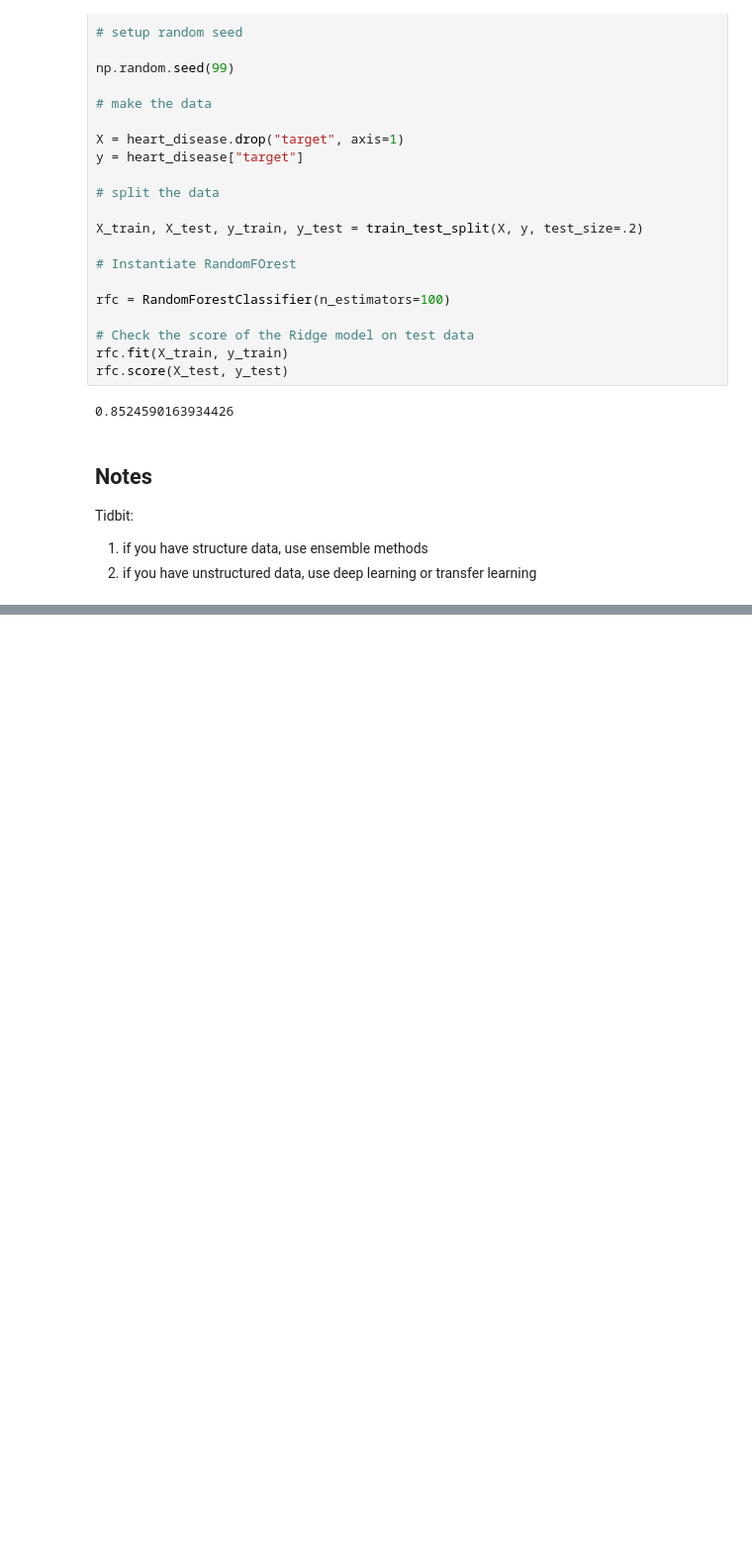
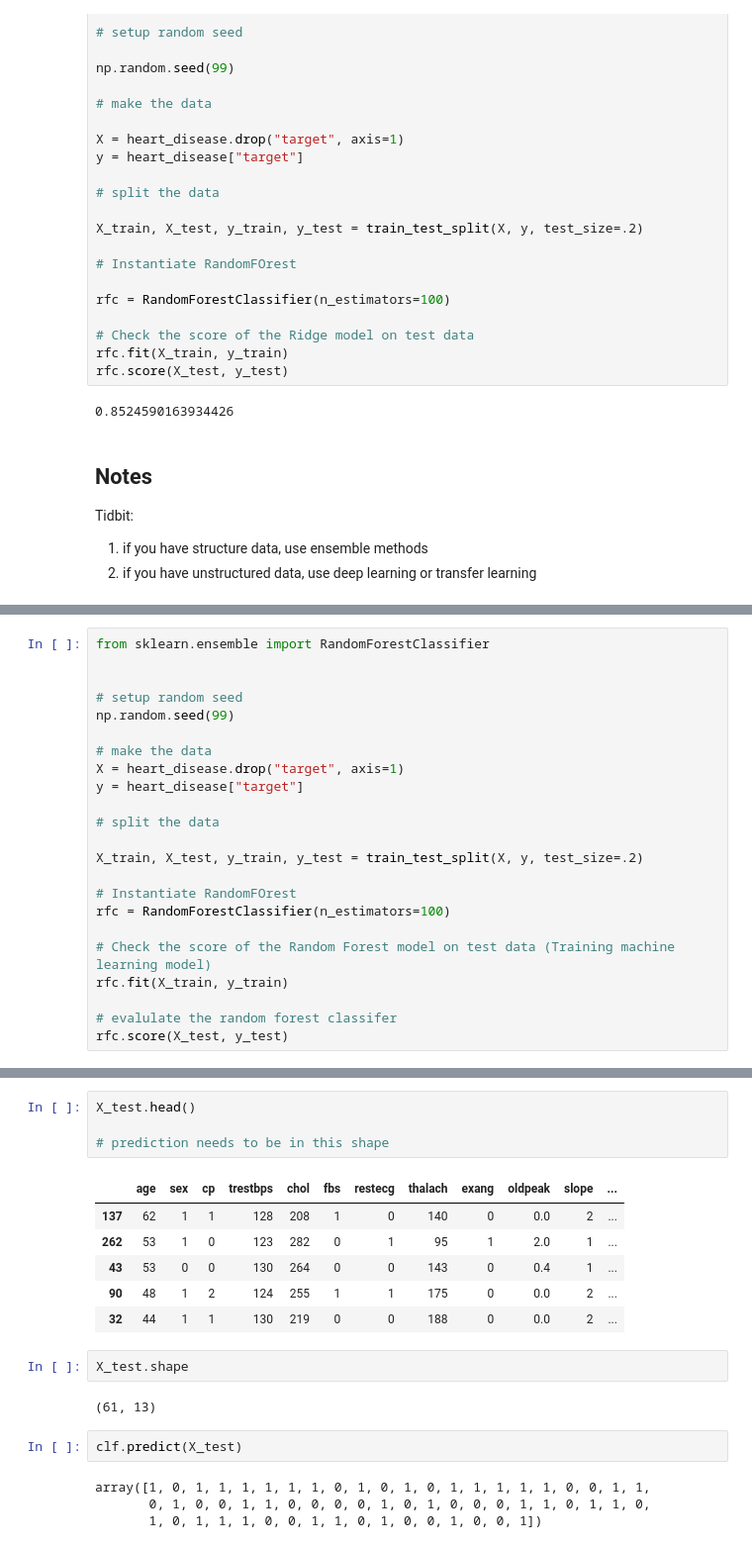
Before and after one commit to allanleung/ML-Projects, a Jupyter notebook: sample_project/intro-scikit-learn.ipynb, the cells around one changed output, grey strips where cells are left out. Shown at 99% size. Cells and saved outputs as stored; diff of their text form; blank space fills up the shorter version.

```diff
--- a/sample_project/intro-scikit-learn.ipynb
+++ b/sample_project/intro-scikit-learn.ipynb
@@ -878,0 +884,23 @@ Tidbit:
+# %%
+from sklearn.ensemble import RandomForestClassifier
+
+
+# setup random seed
+np.random.seed(99)
+
+# make the data
+X = heart_disease.drop("target", axis=1)
+y = heart_disease["target"]
+
+# split the data
+
+X_train, X_test, y_train, y_test = train_test_split(X, y, test_size=.2)
+
+# Instantiate RandomFOrest
+rfc = RandomForestClassifier(n_estimators=100)
+
+# Check the score of the Random Forest model on test data (Training machine learning model)
+rfc.fit(X_train, y_train)
+
+# evalulate the random forest classifer
+rfc.score(X_test, y_test)
@@ -878,0 +942,21 @@ Tidbit:
+# %%
+X_test.head()
+
+# prediction needs to be in this shape
+# %% [output]
+|  | age | sex | cp | trestbps | chol | fbs | restecg | thalach | exang | oldpeak | slope | ... |
+| 137 | 62 | 1 | 1 | 128 | 208 | 1 | 0 | 140 | 0 | 0.0 | 2 | ... |
+| 262 | 53 | 1 | 0 | 123 | 282 | 0 | 1 | 95 | 1 | 2.0 | 1 | ... |
+| 43 | 53 | 0 | 0 | 130 | 264 | 0 | 0 | 143 | 0 | 0.4 | 1 | ... |
+| 90 | 48 | 1 | 2 | 124 | 255 | 1 | 1 | 175 | 0 | 0.0 | 2 | ... |
+| 32 | 44 | 1 | 1 | 130 | 219 | 0 | 0 | 188 | 0 | 0.0 | 2 | ... |
+# %%
+X_test.shape
+# %% [output]
+(61, 13)
+# %%
+clf.predict(X_test)
+# %% [output]
+array([1, 0, 1, 1, 1, 1, 1, 1, 0, 1, 0, 1, 0, 1, 1, 1, 1, 1, 0, 0, 1, 1,
+       0, 1, 0, 0, 1, 1, 0, 0, 0, 0, 1, 0, 1, 0, 0, 0, 1, 1, 0, 1, 1, 0,
+       1, 0, 1, 1, 1, 0, 0, 1, 1, 0, 1, 0, 0, 1, 0, 0, 1])
```
Also changed, not shown: parts of 21 cells of this notebook.
